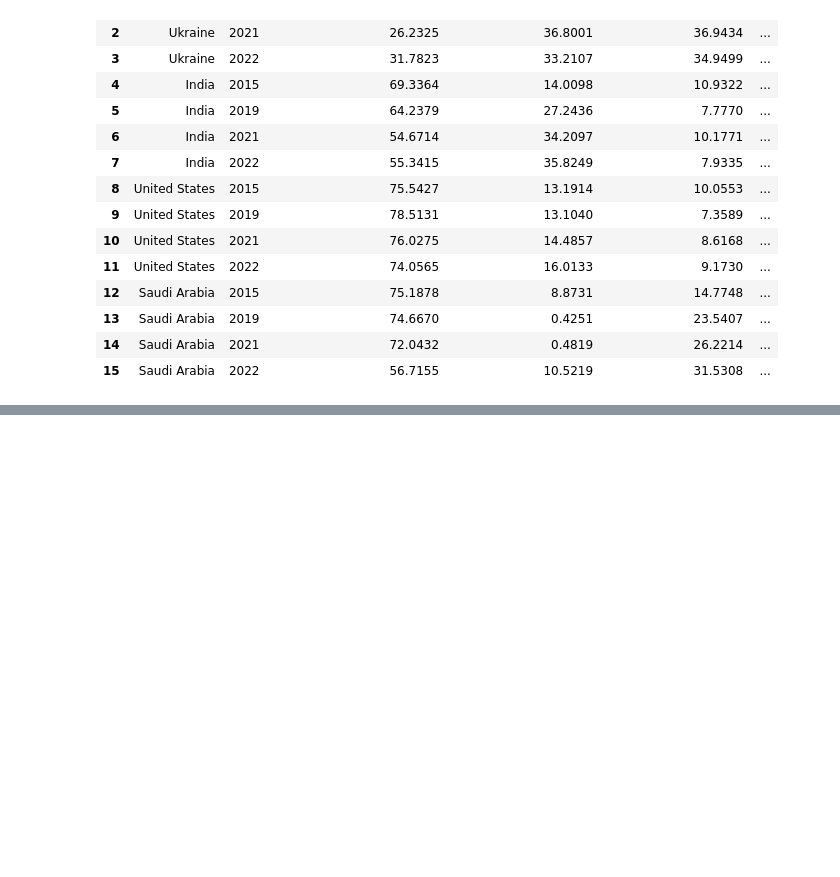
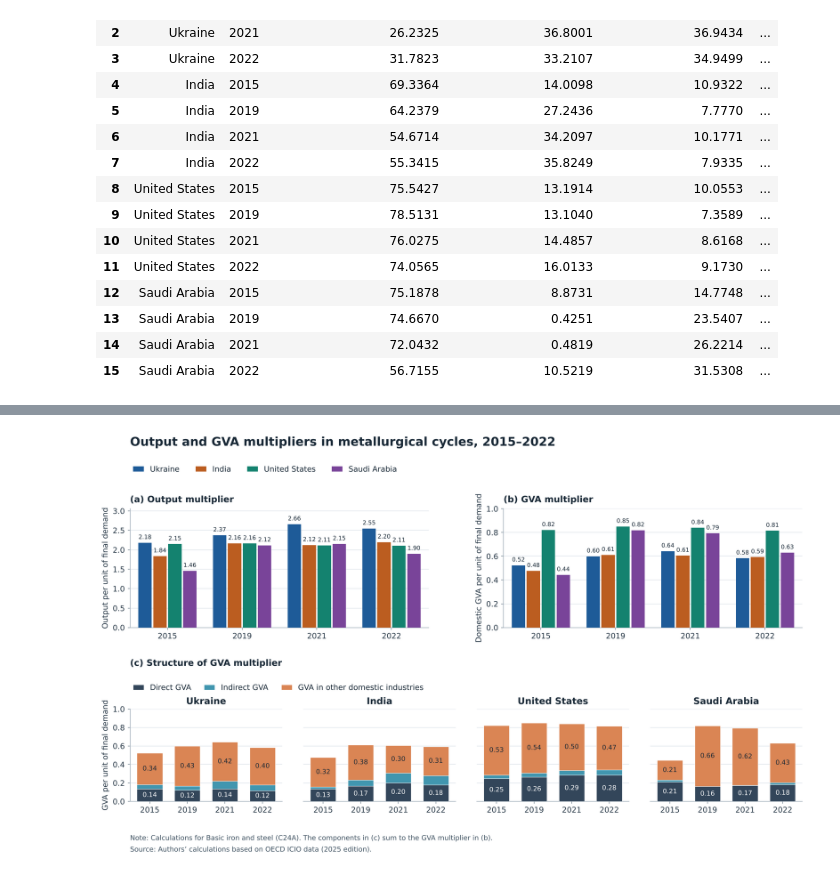
Before and after one commit to tisandch/Data-and-Code-for-CIRCULAR-ECONOMY-PATHWAYS-FOR-STEELMAKING, a Jupyter notebook: notebook/steelmaking.ipynb, the cells around one changed output, grey strips where cells are left out. Saved outputs shown, nothing was run; the diff lists cells and outputs as text; code cells hidden in the pictures; blank space fills up the shorter version.

```diff
--- a/notebook/steelmaking.ipynb
+++ b/notebook/steelmaking.ipynb
@@ -1436,35 +1174,37 @@ with plt.rc_context({"font.family": "DejaVu Sans", "font.size": 9.5,
 
     for ax in (*top_axes, *gva_axes):
         ax.grid(axis="y", color="#DCE3E9", linewidth=.65)
         ax.set_axisbelow(True)
         ax.tick_params(length=3, color="#84939E")
         for pos in ("left", "bottom"):
             ax.spines[pos].set_color("#A4B1BC")
 
     figure_5.text(.087, .953, "Output and GVA multipliers in metallurgical cycles, 2015–2022",
                   fontsize=15, fontweight="bold")
     figure_5.legend(*top_axes[0].get_legend_handles_labels(), ncol=4, frameon=False,
                     loc="upper left", bbox_to_anchor=(.082, .923), columnspacing=2.1, handlelength=1.4)
     figure_5.text(.087, .453, "(c) Structure of GVA multiplier",
                   fontsize=11, fontweight="semibold")
     figure_5.legend(*gva_axes[0].get_legend_handles_labels(), ncol=3, frameon=False,
                     loc="upper left", bbox_to_anchor=(.082, .427), columnspacing=1.7, handlelength=1.4)
     figure_5.text(.087, .057, "Note: Calculations for Basic iron and steel (C24A). The components in (c) sum to the GVA multiplier in (b).",
                   fontsize=8.5, color="#415463")
     figure_5.text(.087, .031, "Source: Authors’ calculations based on OECD ICIO data (2025 edition).",
                   fontsize=8.5, color="#415463")
 
-    figure_5_png = INPUT.parent / "Figure_5_Output_and_GVA_Multipliers.png"
-    figure_5_pdf = INPUT.parent / "Figure_5_Output_and_GVA_Multipliers.pdf"
+    figure_5_png = OUTPUT_DIR / "Figure_5_Output_and_GVA_Multipliers.png"
+    figure_5_pdf = OUTPUT_DIR / "Figure_5_Output_and_GVA_Multipliers.pdf"
     figure_5.savefig(figure_5_png, dpi=400, facecolor="white")
     figure_5.savefig(figure_5_pdf, facecolor="white")
     if figure_5_inline:
         plt.show()
     else:
         with BytesIO() as preview:
             figure_5.savefig(preview, format="png", dpi=110, facecolor="white")
             display(NotebookImage(data=preview.getvalue(), format="png"))
     plt.close(figure_5)
+# %% [output]
+[figure, added]
 # %%
 # Appendix B. Calculate own and other domestic output requirements for all six focal industries.
 b2_component_sectors = {
```
Also changed, not shown: parts of 21 cells of this notebook, 2 other files.
